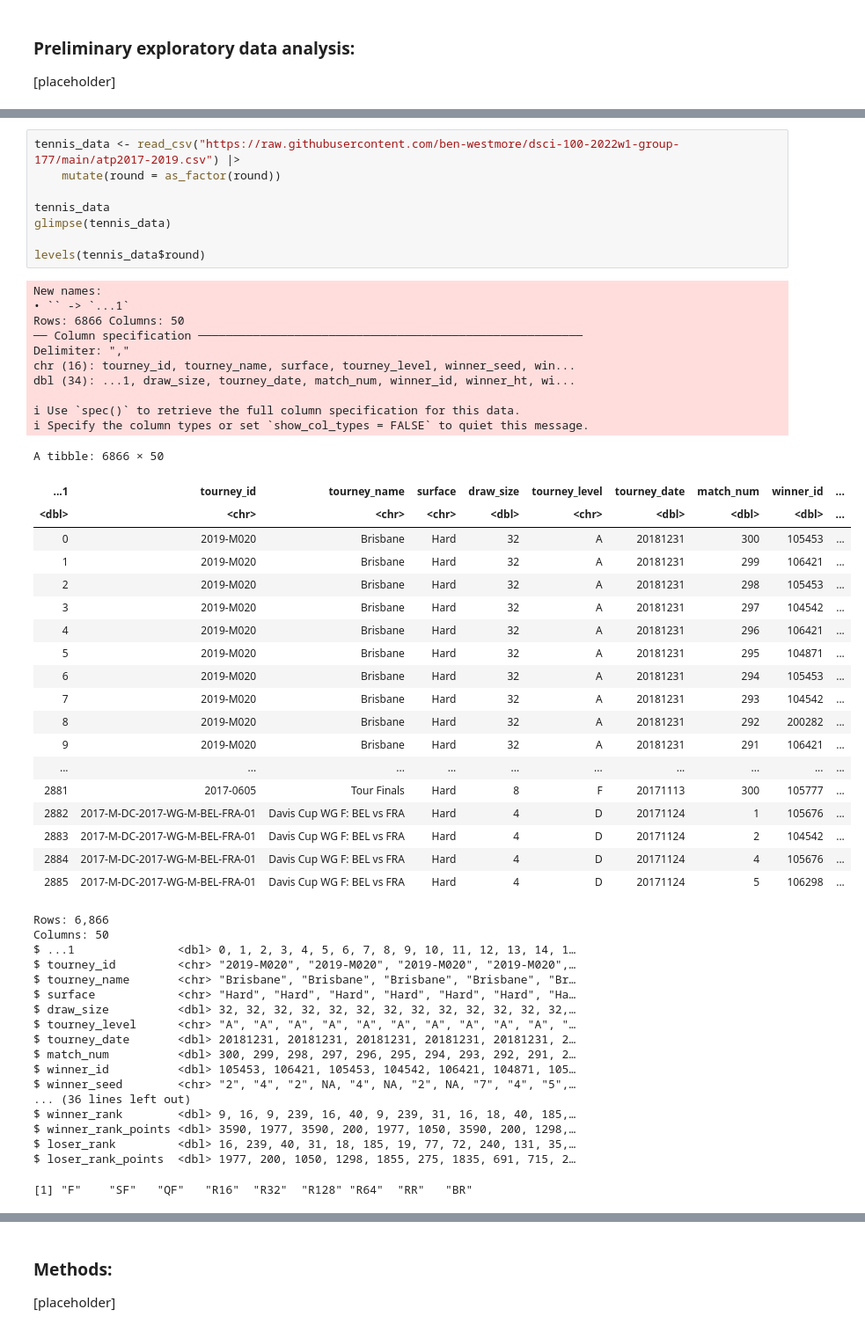
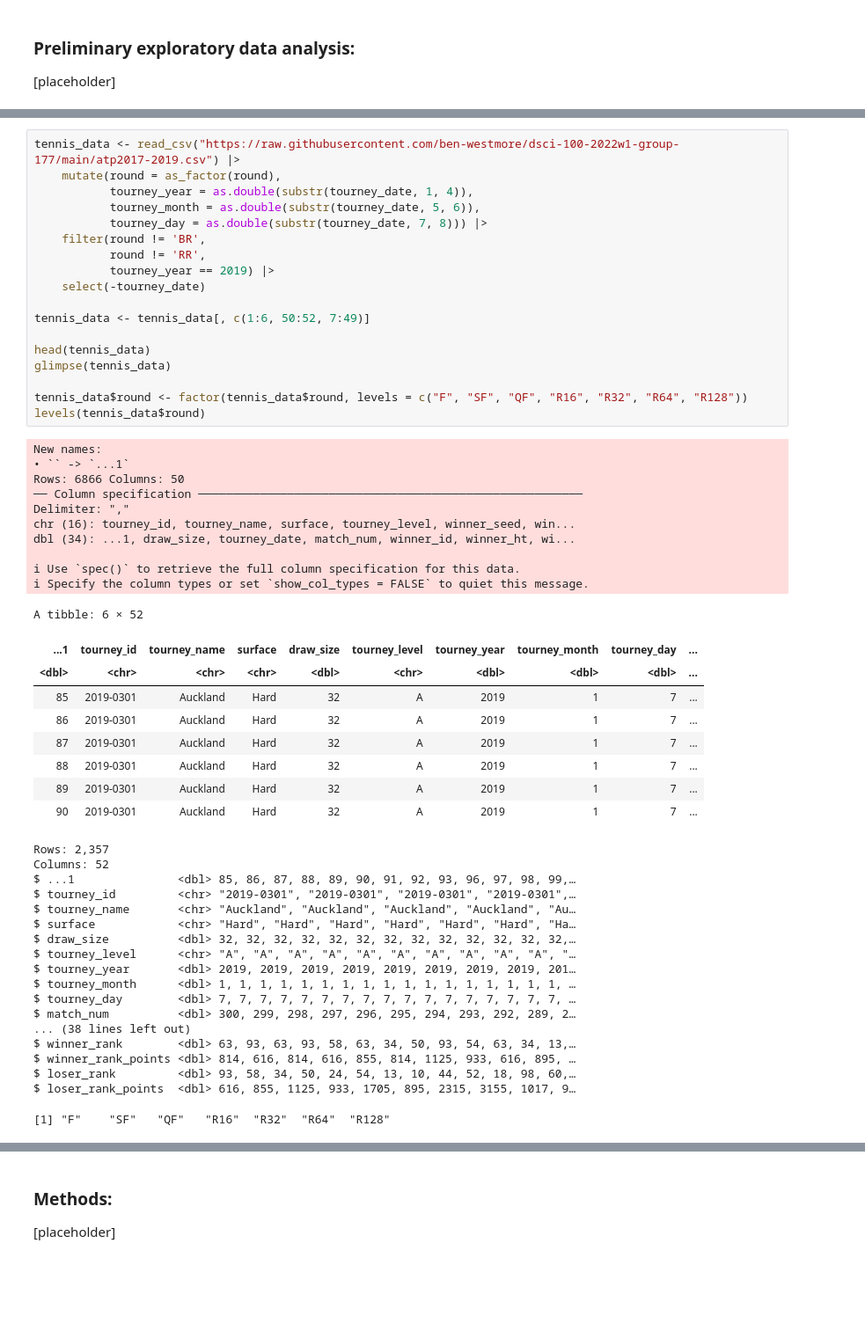
Before and after one commit to ben-westmore/dsci-100-2022w1-group-177, a Jupyter notebook: group177_proposal.ipynb, the cells around one changed output, grey strips where cells are left out. Shown at 88% size. Cells and saved outputs as stored; diff of their text form; blank space fills up the shorter version.

```diff
--- a/group177_proposal.ipynb
+++ b/group177_proposal.ipynb
@@ -25,58 +26,58 @@ library(tidyverse)
 ✖ dplyr::lag()    masks stats::lag()
 # %%
 tennis_data <- read_csv("https://raw.githubusercontent.com/ben-westmore/dsci-100-2022w1-group-177/main/atp2017-2019.csv") |>
-    mutate(round = as_factor(round))
+    mutate(round = as_factor(round),
+           tourney_year = as.double(substr(tourney_date, 1, 4)),
+           tourney_month = as.double(substr(tourney_date, 5, 6)),
+           tourney_day = as.double(substr(tourney_date, 7, 8))) |>
+    filter(round != 'BR',
+           round != 'RR',
+           tourney_year == 2019) |>
+    select(-tourney_date)
 
-tennis_data
+tennis_data <- tennis_data[, c(1:6, 50:52, 7:49)]
+
+head(tennis_data)
 glimpse(tennis_data)
 
+tennis_data$round <- factor(tennis_data$round, levels = c("F", "SF", "QF", "R16", "R32", "R64", "R128"))
 levels(tennis_data$round)
 # %% [output]
 New names:
 • `` -> `...1`
 Rows: 6866 Columns: 50
 ── Column specification ────────────────────────────────────────────────────────
 Delimiter: ","
 chr (16): tourney_id, tourney_name, surface, tourney_level, winner_seed, win...
 dbl (34): ...1, draw_size, tourney_date, match_num, winner_id, winner_ht, wi...
 
 ℹ Use `spec()` to retrieve the full column specification for this data.
 ℹ Specify the column types or set `show_col_types = FALSE` to quiet this message.
-A tibble: 6866 × 50
+A tibble: 6 × 52
-| ...1 | tourney_id | tourney_name | surface | draw_size | tourney_level | tourney_date | match_num | winner_id | ... |
+| ...1 | tourney_id | tourney_name | surface | draw_size | tourney_level | tourney_year | tourney_month | tourney_day | ... |
 | <dbl> | <chr> | <chr> | <chr> | <dbl> | <chr> | <dbl> | <dbl> | <dbl> | ... |
-| 0 | 2019-M020 | Brisbane | Hard | 32 | A | 20181231 | 300 | 105453 | ... |
-| 1 | 2019-M020 | Brisbane | Hard | 32 | A | 20181231 | 299 | 106421 | ... |
-| 2 | 2019-M020 | Brisbane | Hard | 32 | A | 20181231 | 298 | 105453 | ... |
-| 3 | 2019-M020 | Brisbane | Hard | 32 | A | 20181231 | 297 | 104542 | ... |
-| 4 | 2019-M020 | Brisbane | Hard | 32 | A | 20181231 | 296 | 106421 | ... |
-| 5 | 2019-M020 | Brisbane | Hard | 32 | A | 20181231 | 295 | 104871 | ... |
-| 6 | 2019-M020 | Brisbane | Hard | 32 | A | 20181231 | 294 | 105453 | ... |
-| 7 | 2019-M020 | Brisbane | Hard | 32 | A | 20181231 | 293 | 104542 | ... |
-| 8 | 2019-M020 | Brisbane | Hard | 32 | A | 20181231 | 292 | 200282 | ... |
-| 9 | 2019-M020 | Brisbane | Hard | 32 | A | 20181231 | 291 | 106421 | ... |
-| ... | ... | ... | ... | ... | ... | ... | ... | ... | ... |
-| 2881 | 2017-0605 | Tour Finals | Hard | 8 | F | 20171113 | 300 | 105777 | ... |
-| 2882 | 2017-M-DC-2017-WG-M-BEL-FRA-01 | Davis Cup WG F: BEL vs FRA | Hard | 4 | D | 20171124 | 1 | 105676 | ... |
-| 2883 | 2017-M-DC-2017-WG-M-BEL-FRA-01 | Davis Cup WG F: BEL vs FRA | Hard | 4 | D | 20171124 | 2 | 104542 | ... |
-| 2884 | 2017-M-DC-2017-WG-M-BEL-FRA-01 | Davis Cup WG F: BEL vs FRA | Hard | 4 | D | 20171124 | 4 | 105676 | ... |
-| 2885 | 2017-M-DC-2017-WG-M-BEL-FRA-01 | Davis Cup WG F: BEL vs FRA | Hard | 4 | D | 20171124 | 5 | 106298 | ... |
+| 85 | 2019-0301 | Auckland | Hard | 32 | A | 2019 | 1 | 7 | ... |
+| 86 | 2019-0301 | Auckland | Hard | 32 | A | 2019 | 1 | 7 | ... |
+| 87 | 2019-0301 | Auckland | Hard | 32 | A | 2019 | 1 | 7 | ... |
+| 88 | 2019-0301 | Auckland | Hard | 32 | A | 2019 | 1 | 7 | ... |
+| 89 | 2019-0301 | Auckland | Hard | 32 | A | 2019 | 1 | 7 | ... |
+| 90 | 2019-0301 | Auckland | Hard | 32 | A | 2019 | 1 | 7 | ... |
-Rows: 6,866
-Columns: 50
-$ ...1               <dbl> 0, 1, 2, 3, 4, 5, 6, 7, 8, 9, 10, 11, 12, 13, 14, 1…
-$ tourney_id         <chr> "2019-M020", "2019-M020", "2019-M020", "2019-M020",…
-$ tourney_name       <chr> "Brisbane", "Brisbane", "Brisbane", "Brisbane", "Br…
+Rows: 2,357
+Columns: 52
+$ ...1               <dbl> 85, 86, 87, 88, 89, 90, 91, 92, 93, 96, 97, 98, 99,…
+$ tourney_id         <chr> "2019-0301", "2019-0301", "2019-0301", "2019-0301",…
+$ tourney_name       <chr> "Auckland", "Auckland", "Auckland", "Auckland", "Au…
 $ surface            <chr> "Hard", "Hard", "Hard", "Hard", "Hard", "Hard", "Ha…
 $ draw_size          <dbl> 32, 32, 32, 32, 32, 32, 32, 32, 32, 32, 32, 32, 32,…
 $ tourney_level      <chr> "A", "A", "A", "A", "A", "A", "A", "A", "A", "A", "…
-$ tourney_date       <dbl> 20181231, 20181231, 20181231, 20181231, 20181231, 2…
-$ match_num          <dbl> 300, 299, 298, 297, 296, 295, 294, 293, 292, 291, 2…
-$ winner_id          <dbl> 105453, 106421, 105453, 104542, 106421, 104871, 105…
-$ winner_seed        <chr> "2", "4", "2", NA, "4", NA, "2", NA, "7", "4", "5",…
-... (36 lines left out)
-$ winner_rank        <dbl> 9, 16, 9, 239, 16, 40, 9, 239, 31, 16, 18, 40, 185,…
-$ winner_rank_points <dbl> 3590, 1977, 3590, 200, 1977, 1050, 3590, 200, 1298,…
-$ loser_rank         <dbl> 16, 239, 40, 31, 18, 185, 19, 77, 72, 240, 131, 35,…
-$ loser_rank_points  <dbl> 1977, 200, 1050, 1298, 1855, 275, 1835, 691, 715, 2…
+$ tourney_year       <dbl> 2019, 2019, 2019, 2019, 2019, 2019, 2019, 2019, 201…
+$ tourney_month      <dbl> 1, 1, 1, 1, 1, 1, 1, 1, 1, 1, 1, 1, 1, 1, 1, 1, 1, …
+$ tourney_day        <dbl> 7, 7, 7, 7, 7, 7, 7, 7, 7, 7, 7, 7, 7, 7, 7, 7, 7, …
+$ match_num          <dbl> 300, 299, 298, 297, 296, 295, 294, 293, 292, 289, 2…
+... (38 lines left out)
+$ winner_rank        <dbl> 63, 93, 63, 93, 58, 63, 34, 50, 93, 54, 63, 34, 13,…
+$ winner_rank_points <dbl> 814, 616, 814, 616, 855, 814, 1125, 933, 616, 895, …
+$ loser_rank         <dbl> 93, 58, 34, 50, 24, 54, 13, 10, 44, 52, 18, 98, 60,…
+$ loser_rank_points  <dbl> 616, 855, 1125, 933, 1705, 895, 2315, 3155, 1017, 9…
-[1] "F"    "SF"   "QF"   "R16"  "R32"  "R128" "R64"  "RR"   "BR"
+[1] "F"    "SF"   "QF"   "R16"  "R32"  "R64"  "R128"
 # %%
```
Also changed, not shown: parts of 2 cells of this notebook.
